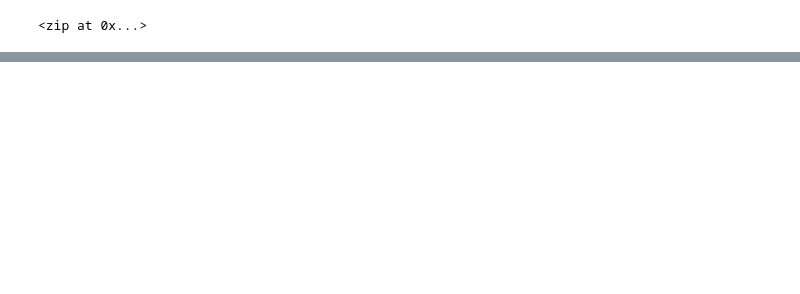
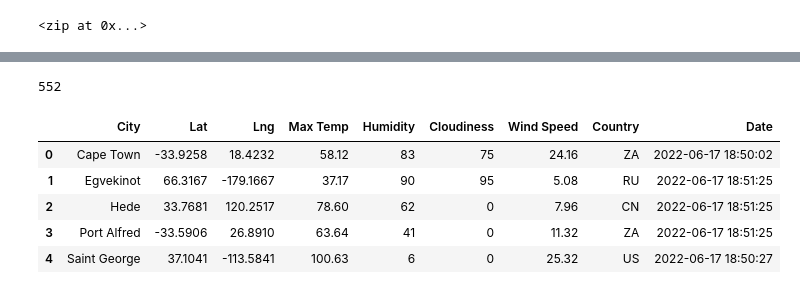
Before and after one commit to MiguelB512/World_Weather_Analysis, a Jupyter notebook: Weather.Py.ipynb, the cells around one changed output, grey strips where cells are left out. Drawn from its saved outputs; the diff is of its cells as text; code cells hidden in the pictures; blank space fills up the shorter version.

Commit message:
Adding gitignore and Weather file

```diff
--- a/Weather.Py.ipynb
+++ b/Weather.Py.ipynb
@@ -15,6 +21,9 @@ lat_lngs
 # %%
 # Add the latitudes and longitudes to a list.
 coordinates = list(lat_lngs)
+# %%
+# Create base URL
+url = "http://api.openweathermap.org/data/2.5/weather?units=Imperial&APPID=" + weather_api_key
 # %%
 # Create a list for holding the cities.
 cities = []
@@ -34,0 +155,16 @@ len(cities)
+# %%
+# Print length of dataset
+print(len(city_data))
+# %% [output]
+552
+# %%
+# Convert the array of dictionaries to a Pandas DataFrame.
+city_data_df = pd.DataFrame(city_data)
+city_data_df.head(5)
+# %% [output]
+|  | City | Lat | Lng | Max Temp | Humidity | Cloudiness | Wind Speed | Country | Date |
+| 0 | Cape Town | -33.9258 | 18.4232 | 58.12 | 83 | 75 | 24.16 | ZA | 2022-06-17 18:50:02 |
+| 1 | Egvekinot | 66.3167 | -179.1667 | 37.17 | 90 | 95 | 5.08 | RU | 2022-06-17 18:51:25 |
+| 2 | Hede | 33.7681 | 120.2517 | 78.60 | 62 | 0 | 7.96 | CN | 2022-06-17 18:51:25 |
+| 3 | Port Alfred | -33.5906 | 26.8910 | 63.64 | 41 | 0 | 11.32 | ZA | 2022-06-17 18:51:25 |
+| 4 | Saint George | 37.1041 | -113.5841 | 100.63 | 6 | 0 | 25.32 | US | 2022-06-17 18:50:27 |
```
Also changed, not shown: parts of 8 cells of this notebook, 2 other files.
